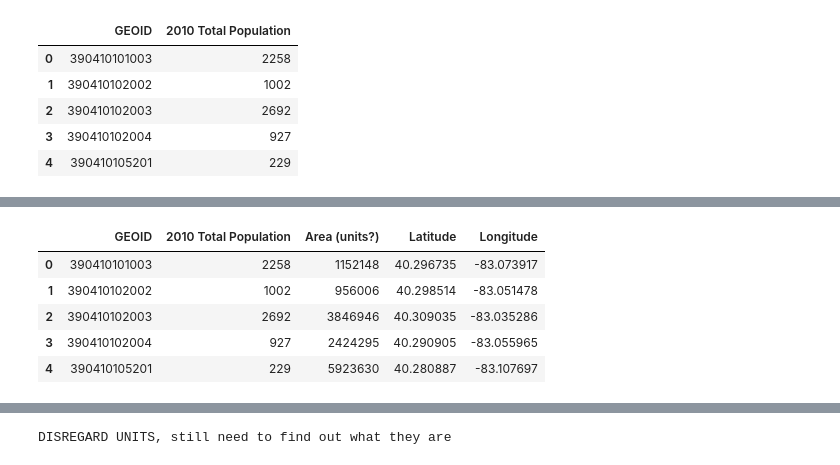
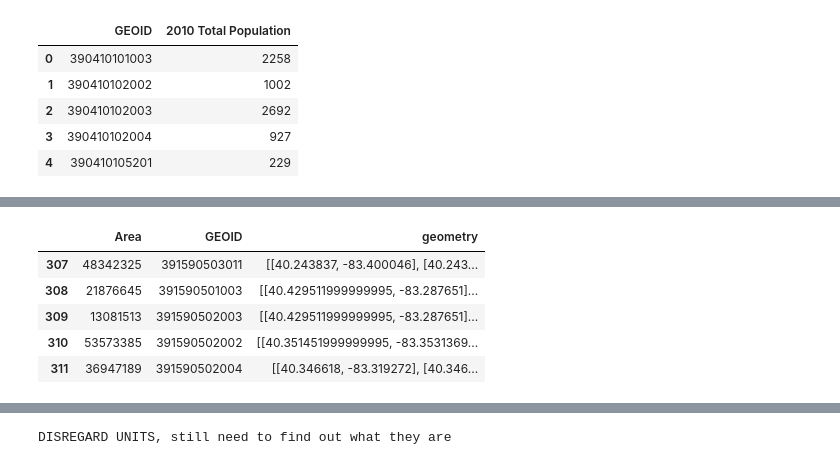
Before and after one commit to data-x-sp19/EVAC, a Jupyter notebook: PT_data.ipynb, the cells around one changed output, grey strips where cells are left out. Drawn from its saved outputs; the diff is of its cells as text; code cells hidden in the pictures.

```diff
--- a/PT_data.ipynb
+++ b/PT_data.ipynb
@@ -62 +59,41 @@ block_data.head()
+# %%
+# Credit to http://andrewgaidus.com/Reading_Zipped_Shapefiles/
+
+# Get files necessary for mapping out census blocks
+zipFile = ZipFile("Data/ohio_tigerfiles.zip")
+filenames = [y for y in sorted(zipFile.namelist()) for ending in ['dbf', 'prj', 'shp', 'shx'] if y.endswith(ending)]
+dbf, prj, shp, shx = [BytesIO(zipFile.read(filename)) for filename in filenames]
+
+reader = shapefile.Reader(shp=shp, shx=shx, dbf=dbf)
+attributes, geometry = [], []
+field_names = [field[0] for field in reader.fields[1:]]
+for row in reader.shapeRecords():
+    geometry.append(shape(row.shape.__geo_interface__))
+    attributes.append(dict(zip(field_names, row.record)))
+# %%
+# Put tigerfiles nto GeoDataFrame
+gdf = gpd.GeoDataFrame(data = attributes, geometry = geometry)[["ALAND10", "GEOID10", "geometry"]]
+gdf = gdf.rename(index=str, columns={"ALAND10": "Area", "GEOID10": "GEOID"})
+gdf.GEOID = gdf.GEOID.astype(int)
+gdf = gdf[gdf["GEOID"].isin(geoids)] # Only get data on GEOIDs that match census data above
+
+# Latitude/Longitude ordering is switched, swap it back and add it as the "geometry" column
+block_coord_array = []
+for _, row in gdf.iterrows():
+    row_coord_array = []
+    for coord in mapping(row['geometry'])['coordinates'][0]:
+        correct_coord = reversed(coord)
+        row_coord_array.append(list(correct_coord))
+
+    block_coord_array.append(row_coord_array)
+
+gdf["geometry"] = pd.Series(block_coord_array, index=gdf.index)
+gdf.head()
+# %% [output]
+|  | Area | GEOID | geometry |
+| 307 | 48342325 | 391590503011 | [[40.243837, -83.400046], [40.243... |
+| 308 | 21876645 | 391590501003 | [[40.429511999999995, -83.287651]... |
+| 309 | 13081513 | 391590502003 | [[40.429511999999995, -83.287651]... |
+| 310 | 53573385 | 391590502002 | [[40.351451999999995, -83.3531369... |
+| 311 | 36947189 | 391590502004 | [[40.346618, -83.319272], [40.346... |
 # %%
@@ -77,12 +112,3 @@ ohio_population_data = census_data.join(block_df).rename(index=str, columns={"AL
-# %%
-ohio_population_data.head()
-# %% [output]
-|  | GEOID | 2010 Total Population | Area (units?) | Latitude | Longitude |
-| 0 | 390410101003 | 2258 | 1152148 | 40.296735 | -83.073917 |
-| 1 | 390410102002 | 1002 | 956006 | 40.298514 | -83.051478 |
-| 2 | 390410102003 | 2692 | 3846946 | 40.309035 | -83.035286 |
-| 3 | 390410102004 | 927 | 2424295 | 40.290905 | -83.055965 |
-| 4 | 390410105201 | 229 | 5923630 | 40.280887 | -83.107697 |
 # %%
 # Now adding county name for each GEOID
 
```
Also changed, not shown: parts of 11 cells of this notebook, 1 other file.
